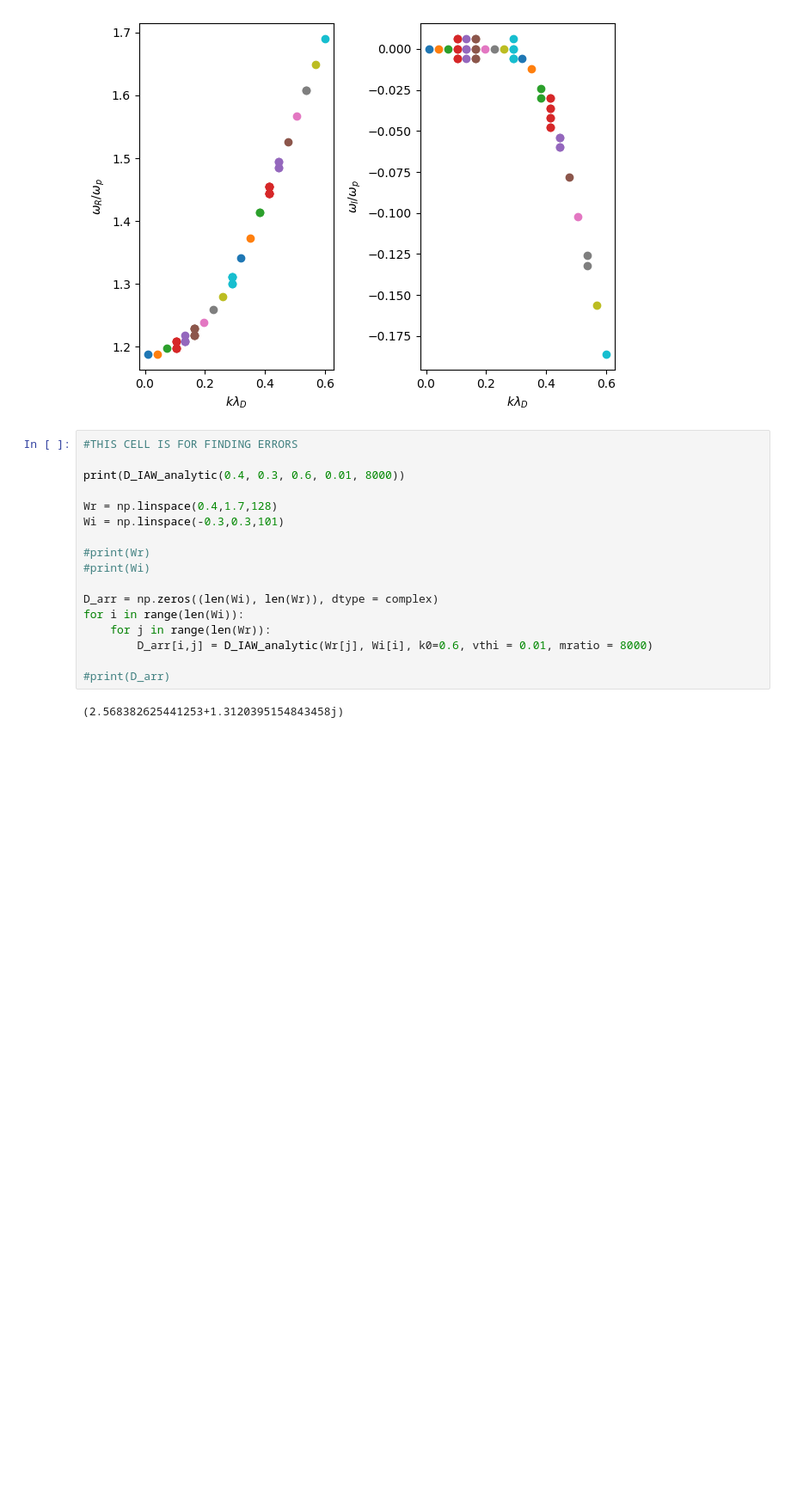
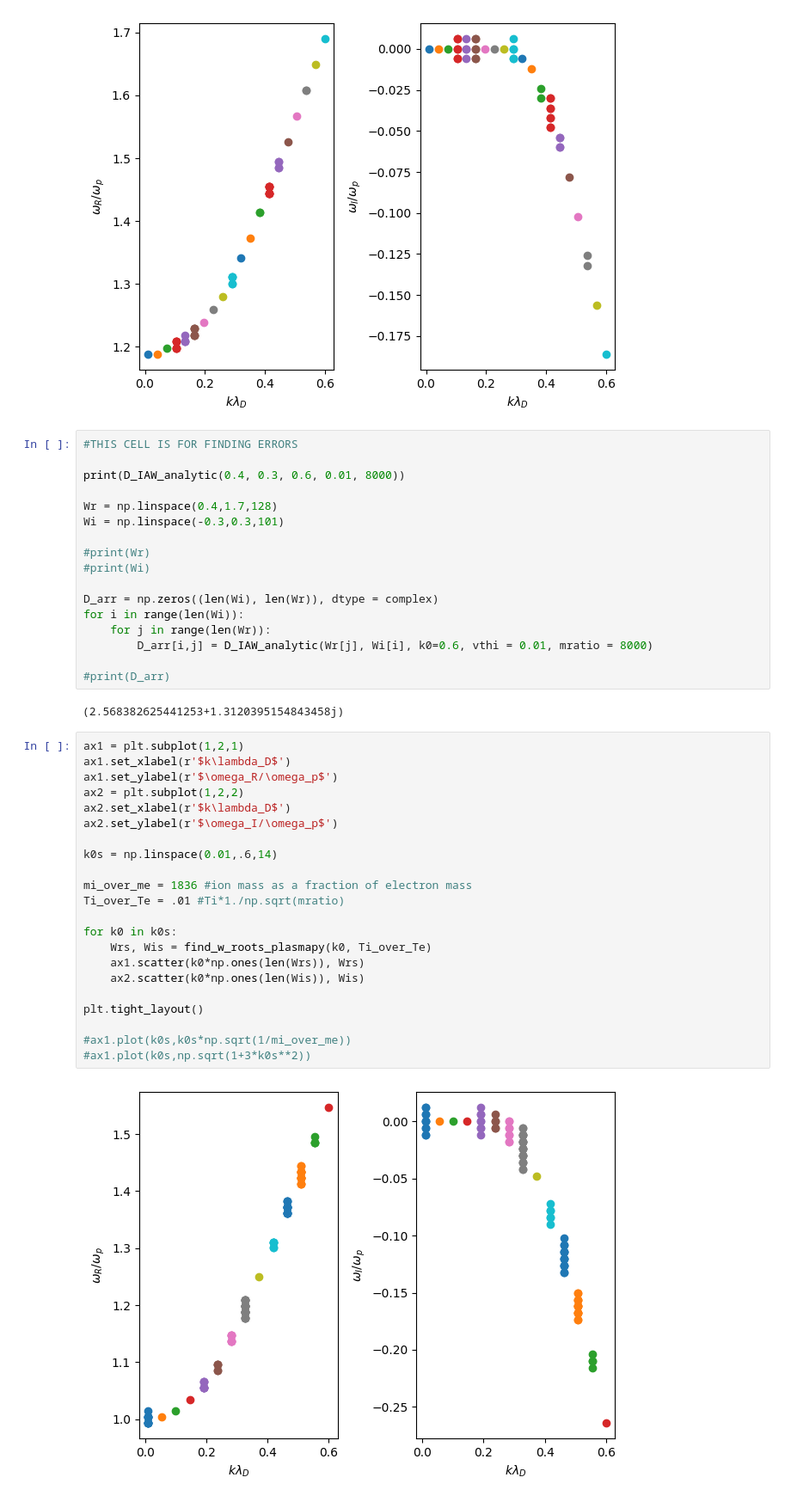
Before and after one commit to dschneidinger/222B_Landau_Damping_2024, a Jupyter notebook: 1-Numerical_solution_kinetic_dispersion_relation/z_function_ion_kinetics.ipynb, the cells around one changed output. Shown at 86% size. Cells and saved outputs as stored; diff of their text form; blank space fills up the shorter version.

```diff
--- a/1-Numerical_solution_kinetic_dispersion_relation/z_function_ion_kinetics.ipynb
+++ b/1-Numerical_solution_kinetic_dispersion_relation/z_function_ion_kinetics.ipynb
@@ -160,3 +56,27 @@ for i in range(len(Wi)):
 #print(D_arr)
 # %% [output]
 (2.568382625441253+1.3120395154843458j)
+# %%
+ax1 = plt.subplot(1,2,1)
+ax1.set_xlabel(r'$k\lambda_D$')
+ax1.set_ylabel(r'$\omega_R/\omega_p$')
+ax2 = plt.subplot(1,2,2)
+ax2.set_xlabel(r'$k\lambda_D$')
+ax2.set_ylabel(r'$\omega_I/\omega_p$')
+
+k0s = np.linspace(0.01,.6,14)
+
+mi_over_me = 1836 #ion mass as a fraction of electron mass
+Ti_over_Te = .01 #Ti*1./np.sqrt(mratio)
+
+for k0 in k0s:
+    Wrs, Wis = find_w_roots_plasmapy(k0, Ti_over_Te)
+    ax1.scatter(k0*np.ones(len(Wrs)), Wrs)
+    ax2.scatter(k0*np.ones(len(Wis)), Wis)
+
+plt.tight_layout()
+
+#ax1.plot(k0s,k0s*np.sqrt(1/mi_over_me))
+#ax1.plot(k0s,np.sqrt(1+3*k0s**2))
+# %% [output]
+[figure, added]
```
Also changed, not shown: parts of 5 cells of this notebook, 3 other files.
